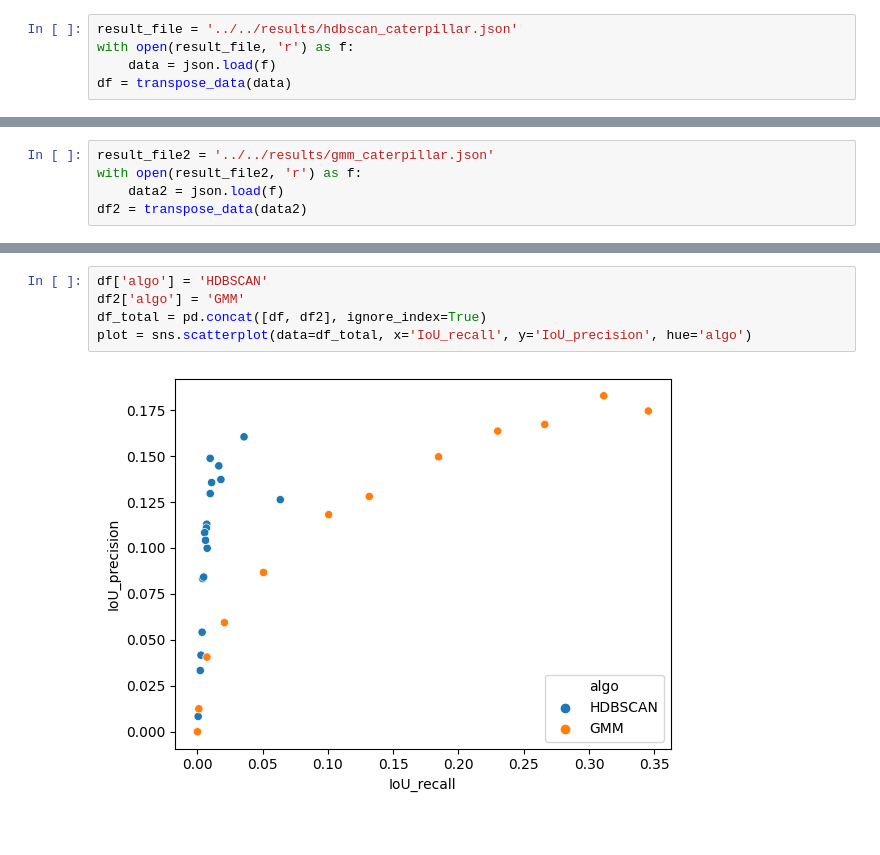
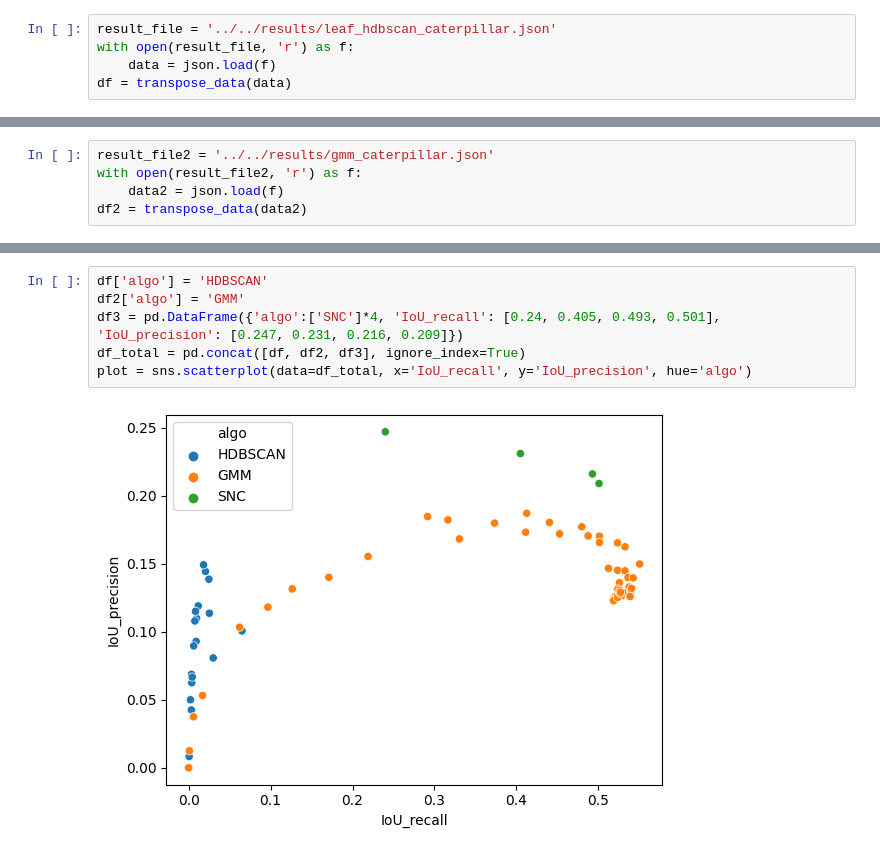
Before and after one commit to michaelyhuang23/Gaia3DR-explore, a Jupyter notebook: notebooks/graphic-gen/plot_cluster_results.ipynb, the cells around one changed output, grey strips where cells are left out. Saved outputs shown, nothing was run; the diff lists cells and outputs as text.

```diff
--- a/notebooks/graphic-gen/plot_cluster_results.ipynb
+++ b/notebooks/graphic-gen/plot_cluster_results.ipynb
@@ -15,7 +15,7 @@ def transpose_data(data):
     df = pd.DataFrame(data_by_name)
     return df
 # %%
-result_file = '../../results/hdbscan_caterpillar.json'
+result_file = '../../results/leaf_hdbscan_caterpillar.json'
 with open(result_file, 'r') as f:
     data = json.load(f)
 df = transpose_data(data)
@@ -47,10 +47,11 @@ sns.scatterplot(data=df2, x='param', y='IoU_recall')
 # %%
 df['algo'] = 'HDBSCAN'
 df2['algo'] = 'GMM'
-df_total = pd.concat([df, df2], ignore_index=True)
+df3 = pd.DataFrame({'algo':['SNC']*4, 'IoU_recall': [0.24, 0.405, 0.493, 0.501], 'IoU_precision': [0.247, 0.231, 0.216, 0.209]})
+df_total = pd.concat([df, df2, df3], ignore_index=True)
 plot = sns.scatterplot(data=df_total, x='IoU_recall', y='IoU_precision', hue='algo')
 # %% [output]
-[figure, old version]
+[figure, new version]
 # %%
 plot = sns.scatterplot(data=df_total, x='Mode_recall', y='Mode_precision', hue='algo')
 # %% [output]
```
Also changed, not shown: parts of 7 cells of this notebook, 10 other files.
